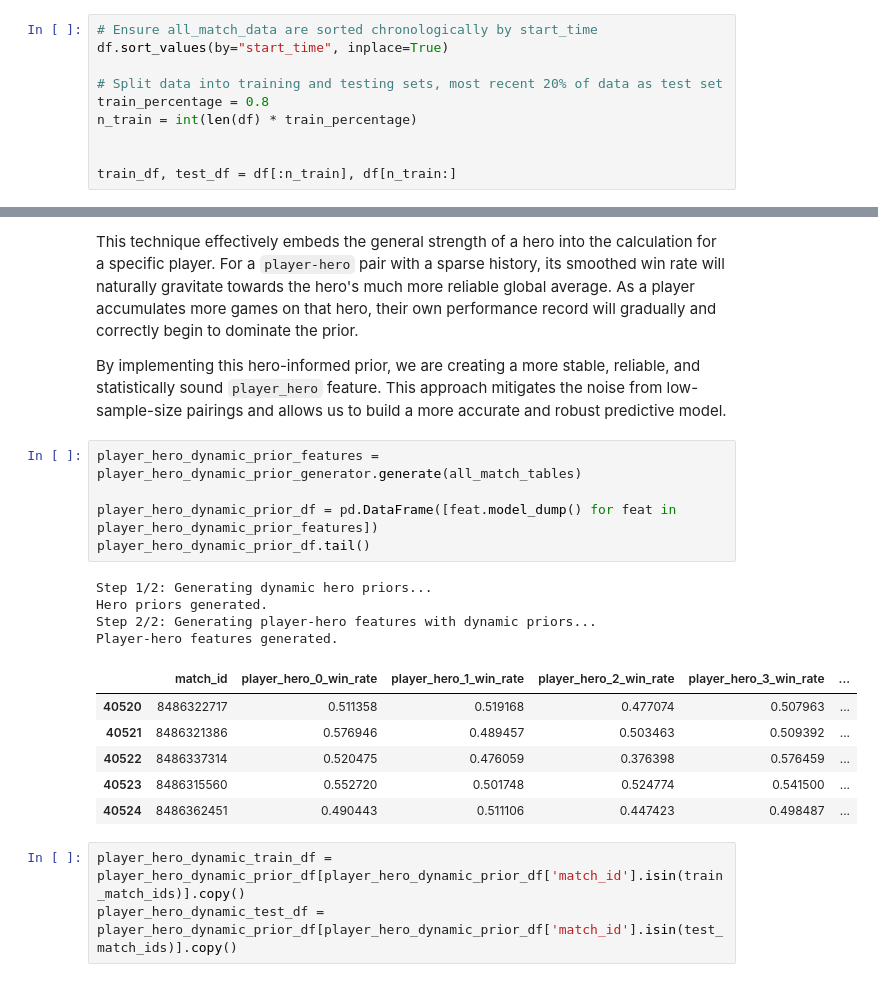
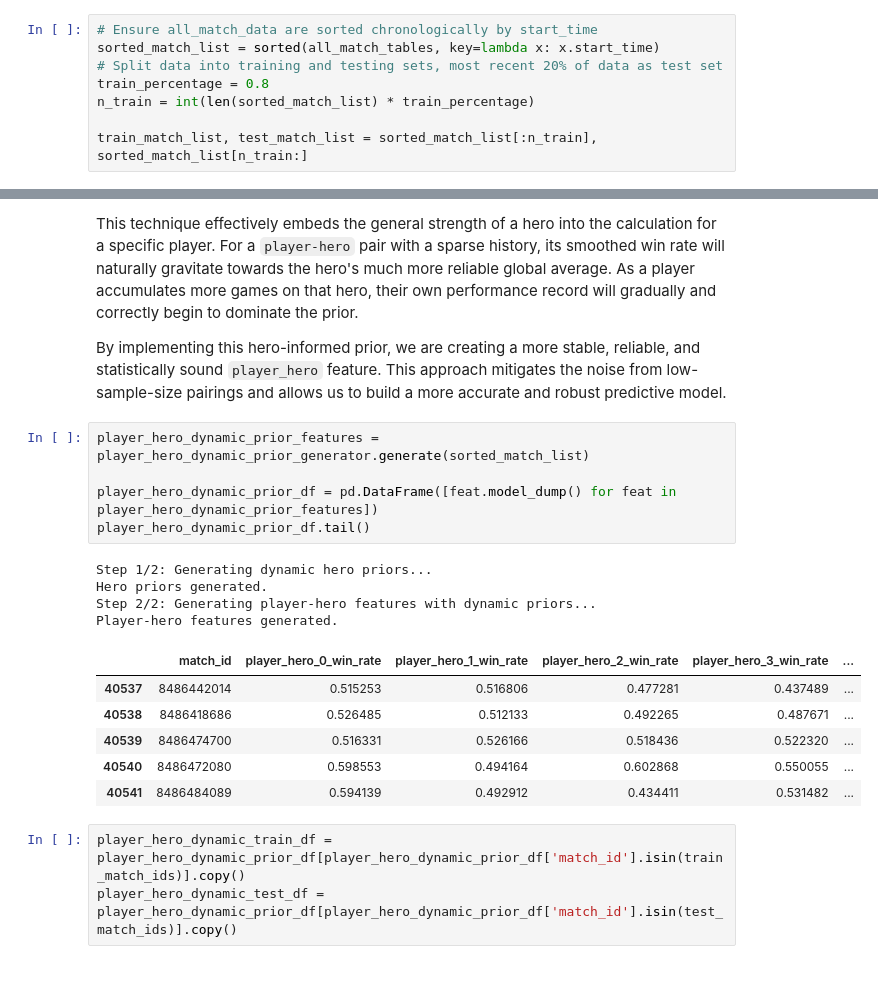
Before and after one commit to Haochen92/dota2pred, a Jupyter notebook: model_factory/notebook/feature_engineering.ipynb, the cells around one changed output, grey strips where cells are left out. Cells and saved outputs as stored; diff of their text form.

```diff
--- a/model_factory/notebook/feature_engineering.ipynb
+++ b/model_factory/notebook/feature_engineering.ipynb
@@ -178,12 +149,10 @@ player_hero_dynamic_prior_generator = PlayerHeroDynamicPriorFeatureGenerator()
 As the nature of data is sequential and time-series in nature, we will be slicing the data sorted descendingly. The most recent data will be used as test data, while older data will be used as train data
 # %%
 # Ensure all_match_data are sorted chronologically by start_time
-df.sort_values(by="start_time", inplace=True)
-
+sorted_match_list = sorted(all_match_tables, key=lambda x: x.start_time)
 # Split data into training and testing sets, most recent 20% of data as test set
 train_percentage = 0.8
-n_train = int(len(df) * train_percentage)
+n_train = int(len(sorted_match_list) * train_percentage)
 
-
-train_df, test_df = df[:n_train], df[n_train:]
+train_match_list, test_match_list = sorted_match_list[:n_train], sorted_match_list[n_train:]
 # %%
@@ -722,21 +691,21 @@ This technique effectively embeds the general strength of a hero into the calcul
 
 By implementing this hero-informed prior, we are creating a more stable, reliable, and statistically sound `player_hero` feature. This approach mitigates the noise from low-sample-size pairings and allows us to build a more accurate and robust predictive model.
 # %%
-player_hero_dynamic_prior_features = player_hero_dynamic_prior_generator.generate(all_match_tables)
+player_hero_dynamic_prior_features = player_hero_dynamic_prior_generator.generate(sorted_match_list)
 
 player_hero_dynamic_prior_df = pd.DataFrame([feat.model_dump() for feat in player_hero_dynamic_prior_features])
 player_hero_dynamic_prior_df.tail()
 # %% [output]
 Step 1/2: Generating dynamic hero priors...
 Hero priors generated.
 Step 2/2: Generating player-hero features with dynamic priors...
 Player-hero features generated.
 |  | match_id | player_hero_0_win_rate | player_hero_1_win_rate | player_hero_2_win_rate | player_hero_3_win_rate | ... |
-| 40520 | 8486322717 | 0.511358 | 0.519168 | 0.477074 | 0.507963 | ... |
-| 40521 | 8486321386 | 0.576946 | 0.489457 | 0.503463 | 0.509392 | ... |
-| 40522 | 8486337314 | 0.520475 | 0.476059 | 0.376398 | 0.576459 | ... |
-| 40523 | 8486315560 | 0.552720 | 0.501748 | 0.524774 | 0.541500 | ... |
-| 40524 | 8486362451 | 0.490443 | 0.511106 | 0.447423 | 0.498487 | ... |
+| 40537 | 8486442014 | 0.515253 | 0.516806 | 0.477281 | 0.437489 | ... |
+| 40538 | 8486418686 | 0.526485 | 0.512133 | 0.492265 | 0.487671 | ... |
+| 40539 | 8486474700 | 0.516331 | 0.526166 | 0.518436 | 0.522320 | ... |
+| 40540 | 8486472080 | 0.598553 | 0.494164 | 0.602868 | 0.550055 | ... |
+| 40541 | 8486484089 | 0.594139 | 0.492912 | 0.434411 | 0.531482 | ... |
 # %%
 player_hero_dynamic_train_df = player_hero_dynamic_prior_df[player_hero_dynamic_prior_df['match_id'].isin(train_match_ids)].copy()
 player_hero_dynamic_test_df = player_hero_dynamic_prior_df[player_hero_dynamic_prior_df['match_id'].isin(test_match_ids)].copy()
```
Also changed, not shown: parts of 18 cells of this notebook.
